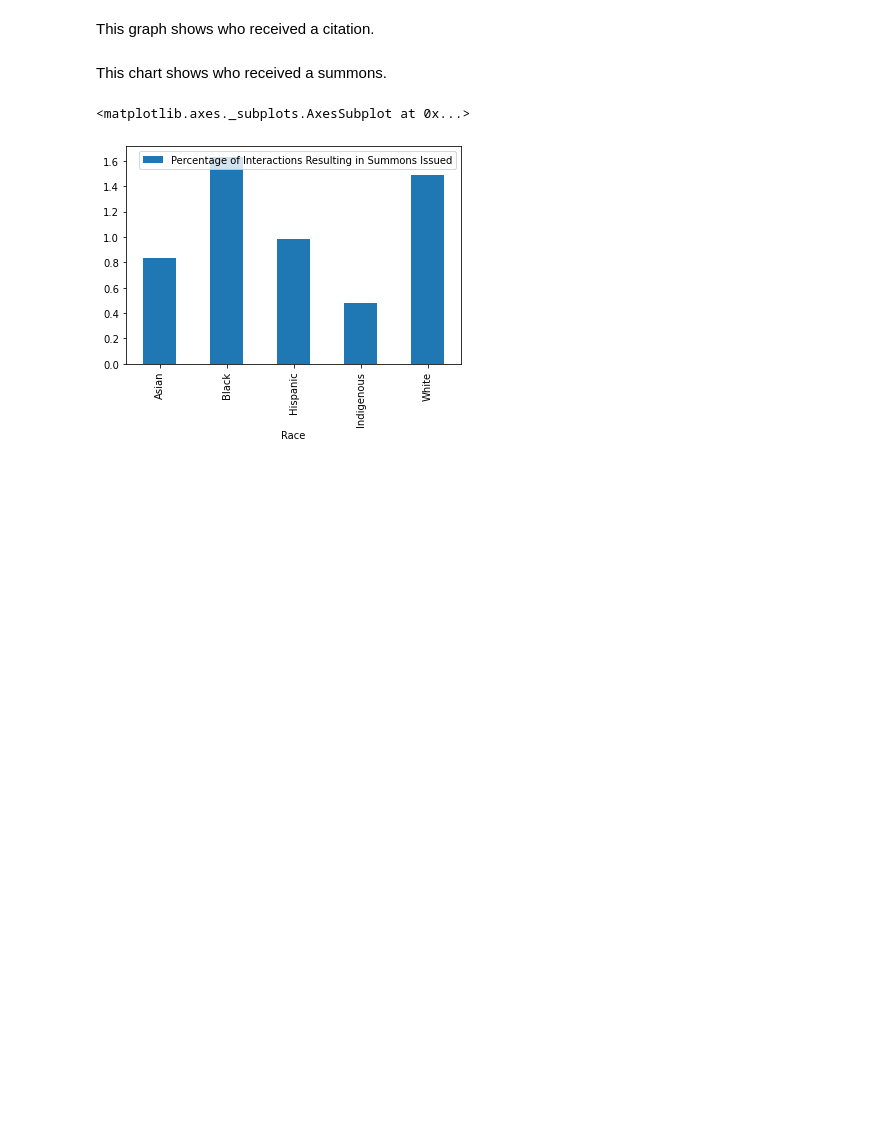
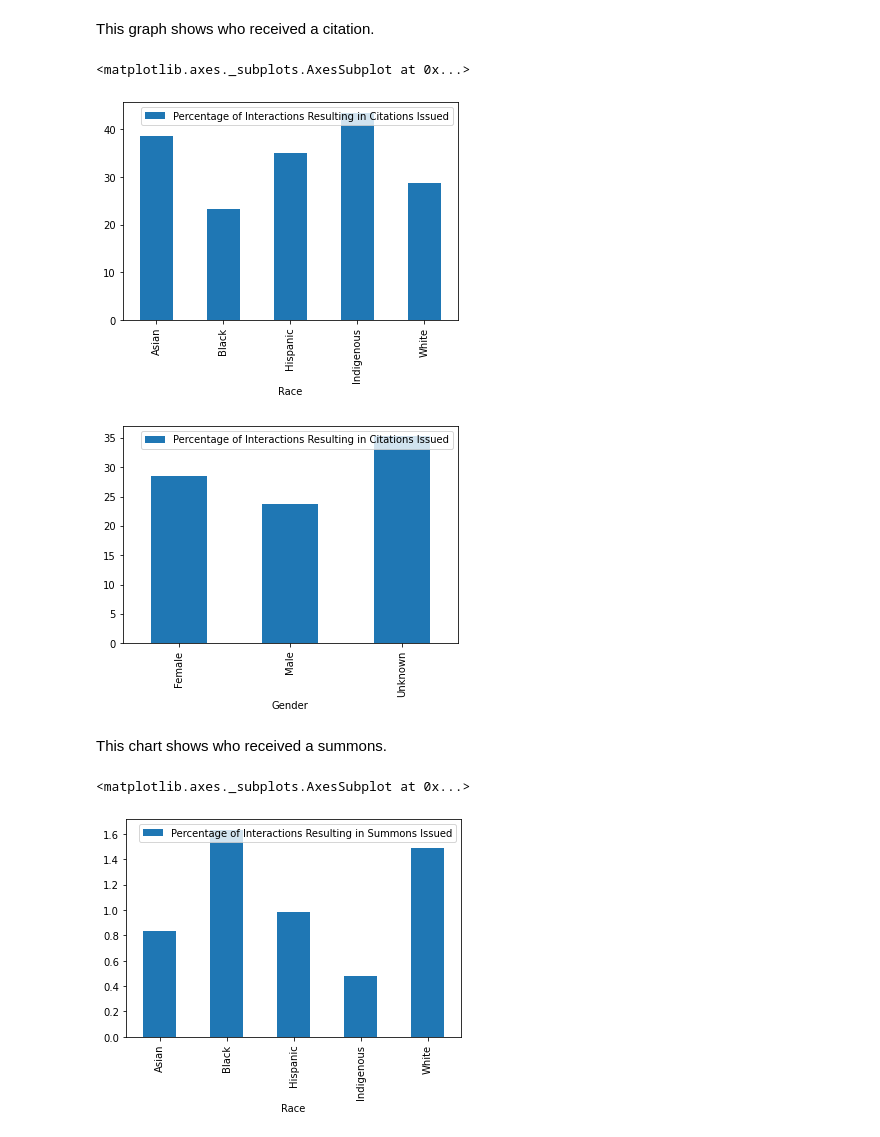
Before and after one commit to Icasas101/FinalDSTutorial, a Jupyter notebook: Final DS Tutorial.ipynb, the cells around one changed output. Drawn from its saved outputs; the diff is of its cells as text; code cells hidden in the pictures; blank space fills up the shorter version.

```diff
--- a/Final DS Tutorial.ipynb
+++ b/Final DS Tutorial.ipynb
@@ -506,37 +482,41 @@ for index, row in df.iterrows():
         elif (row['SubjectRace'] == "ASIAN"):
             citationAsian += 1
         elif (row['SubjectRace'] == "BLACK"):
             citationBlack += 1
         elif (row['SubjectRace'] == "HISPANIC"):
             citationHispanic += 1
         elif (row['SubjectRace'] == "WHITE"):
             citationWhite += 1
         if (row['SubjectGender'] == "FEMALE"):
             citationFemale += 1
         if (row['SubjectGender'] == "MALE"):
             citationMale += 1
-        if (row['SubjectGender'] == "Unknown"):
+        if ((row['SubjectGender'] != "MALE") and (row['SubjectGender'] != "FEMALE")):
             citationUnknown += 1
 
 citationAmerPer = (citationAmer / amerCount) * 100
 citationAsianPer = (citationAsian / asianCount) * 100
 citationBlackPer = (citationBlack / blackCount) * 100
 citationHispanicPer = (citationHispanic / hispanicCount) * 100
 citationWhitePer = (citationWhite / whiteCount) * 100
 
-citationFemalePer = (citationFemale / df['SubjectGender'].value_counts()["FEMALE"]) * 100
-citationMalePer = (citationMale / df['SubjectGender'].value_counts()["MALE"]) * 100
-citationUnknownPer = (citationUnknown / df['SubjectGender'].value_counts()["Unknown"]) * 100
+citationFemalePer = (citationFemale / femaleCount) * 100
+citationMalePer = (citationMale / maleCount) * 100
+citationUnknownPer = (citationUnknown / unknownCount) * 100
 
 citationPerDict = {"Race": ["Asian", "Black", "Hispanic", "Indigenous", "White"], "Percentage of Interactions Resulting in Citations Issued": [citationAsianPer, citationBlackPer, citationHispanicPer, citationAmerPer, citationWhitePer]}
 citationPerDictGender = {"Gender": ["Female", "Male", "Unknown"], "Percentage of Interactions Resulting in Citations Issued": [citationFemalePer, citationMalePer, citationUnknownPer]}
 
 citationRaceDf = pd.DataFrame(citationPerDict).set_index('Race')
 citationGenderDf = pd.DataFrame(citationPerDictGender).set_index('Gender')
 
 
 citationRaceDf.plot.bar()
 citationGenderDf.plot.bar()
+# %% [output]
+<matplotlib.axes._subplots.AxesSubplot at 0x...>
+[figure, added]
+[figure, added]
 # %% [markdown]
 This chart shows who received a summons.
 # %%
```
Also changed, not shown: parts of 14 cells of this notebook, 1 other file.
